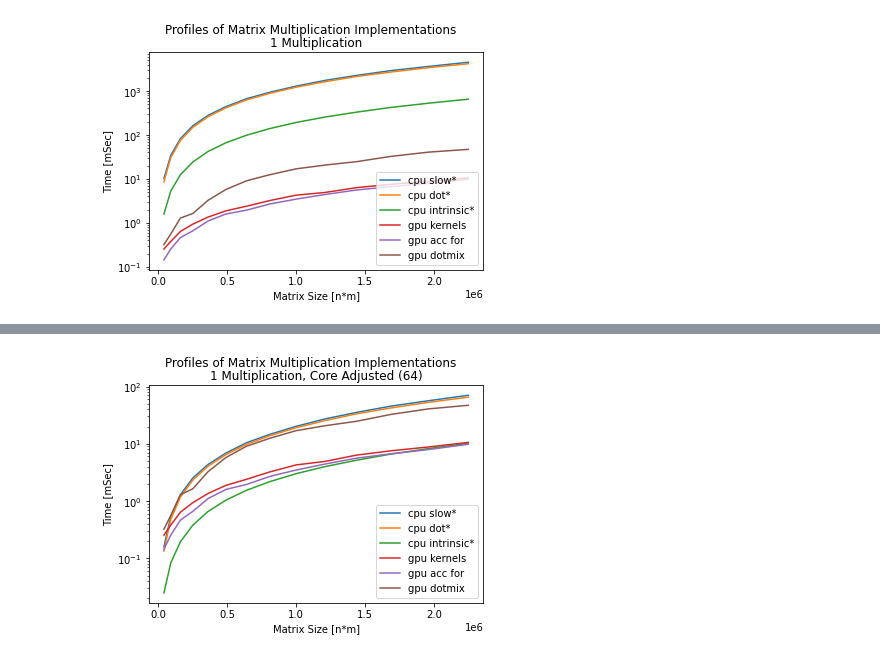
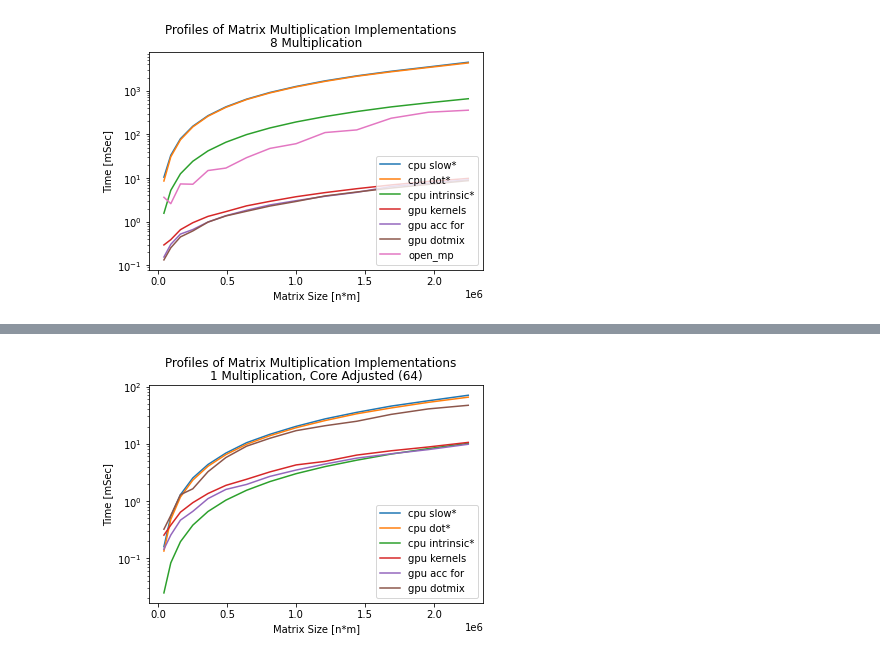
Before and after one commit to MomoInSpace/tlab_Tutorial, a Jupyter notebook: src/09_profiling/plot_time.ipynb, the cells around one changed output, grey strips where cells are left out. Cells and saved outputs as stored; diff of their text form; code cells hidden in the pictures.

Commit message:
more plots

```diff
--- a/src/09_profiling/plot_time.ipynb
+++ b/src/09_profiling/plot_time.ipynb
@@ -1,29 +1,30 @@
 # %%
 import numpy as np
 import matplotlib.pyplot as plt
 # import pandas as pd
 
-times = np.genfromtxt("./output2/time_1n.csv", delimiter=",")[:,1:-1]#,invalid_raise=False)#, usemask=True)
+times = np.genfromtxt("./output_omp/time_omp_node.csv", delimiter=",")[:,1:-1]#,invalid_raise=False)#, usemask=True)
 
 time_factor = 10**3
 cpu_factor = 1
 
 plt.semilogy(times[0]**2,time_factor*times[1]/cpu_factor,label="cpu slow*")
 plt.semilogy(times[0]**2,time_factor*times[2]/cpu_factor,label="cpu dot*")
 plt.semilogy(times[0]**2,time_factor*times[3]/cpu_factor,label="cpu intrinsic*")
 plt.semilogy(times[0]**2,time_factor*times[4],label="gpu kernels")
 plt.semilogy(times[0]**2,time_factor*times[5],label="gpu acc for")
 plt.semilogy(times[0]**2,time_factor*times[6],label="gpu dotmix")
+plt.semilogy(times[0]**2,time_factor*times[7],label="open_mp")
 
 plt.xlabel ('Matrix Size [n*m]')
 plt.ylabel ('Time [mSec]')
 
 
 plt.suptitle("Profiles of Matrix Multiplication Implementations")
-plt.title("1 Multiplication")
+plt.title("8 Multiplication")
 
 plt.legend()
-plt.savefig("output2/time_1n_flat.pdf")
+plt.savefig("output_omp/time_open_mp_node.pdf")
 plt.show()
 # %% [output]
-[figure, old version]
+[figure, new version]
```
Also changed, not shown: parts of 3 cells of this notebook, 4 other files.
